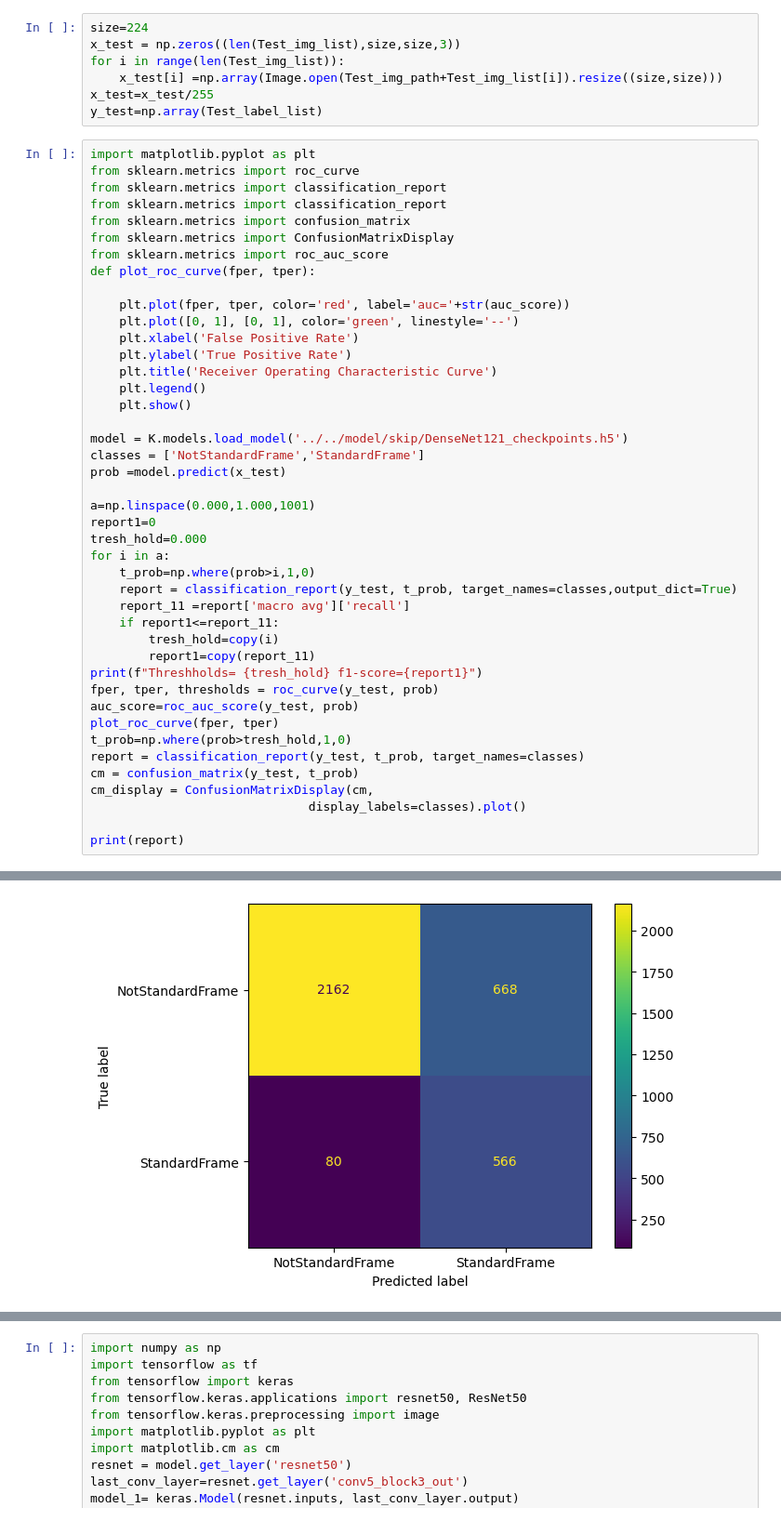
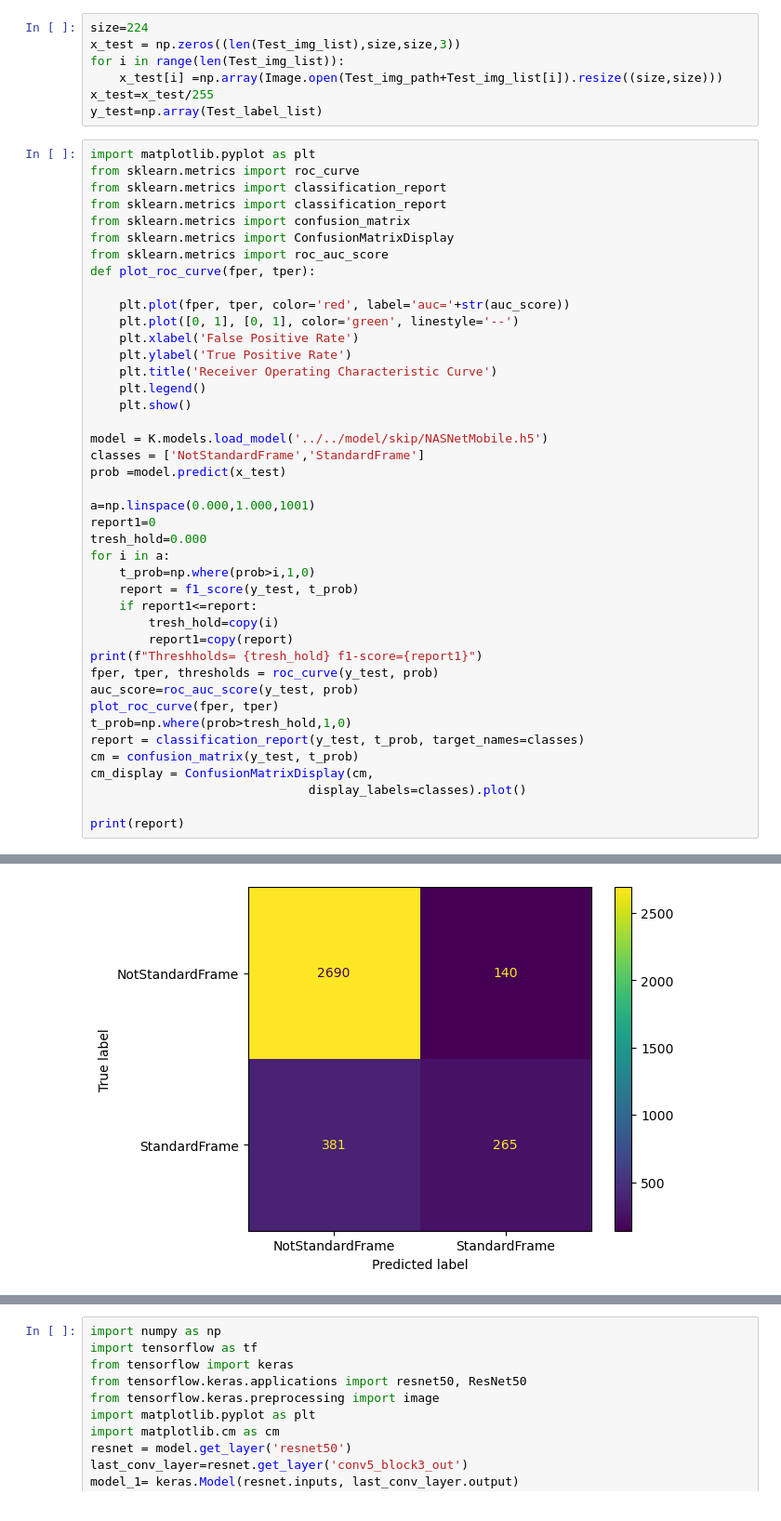
Before and after one commit to Leeyoungsup/HealcerionUltrasound, a Jupyter notebook: classification_graph1.ipynb, the cells around one changed output, grey strips where cells are left out. Shown: that part at 93% size. Cells and saved outputs as stored; diff of their text form.

```diff
--- a/classification_graph1.ipynb
+++ b/classification_graph1.ipynb
@@ -58,7 +58,7 @@ def plot_roc_curve(fper, tper):
     plt.legend()
     plt.show()
 
-model = K.models.load_model('../../model/skip/DenseNet121_checkpoints.h5')
+model = K.models.load_model('../../model/skip/NASNetMobile.h5')
 classes = ['NotStandardFrame','StandardFrame']
 prob =model.predict(x_test)
 
@@ -67,11 +67,10 @@ report1=0
 tresh_hold=0.000
 for i in a:
     t_prob=np.where(prob>i,1,0)
-    report = classification_report(y_test, t_prob, target_names=classes,output_dict=True)
-    report_11 =report['macro avg']['recall']
-    if report1<=report_11:
+    report = f1_score(y_test, t_prob)
+    if report1<=report:
         tresh_hold=copy(i)
-        report1=copy(report_11)
+        report1=copy(report)
 print(f"Threshholds= {tresh_hold} f1-score={report1}")
 fper, tper, thresholds = roc_curve(y_test, prob)
 auc_score=roc_auc_score(y_test, prob)
@@ -98 +97 @@ NotStandardFrame       0.96      0.76      0.85      2830
-[figure, old version]
+[figure, new version]
```
Also changed, not shown: parts of 5 cells of this notebook, 3 other files.
